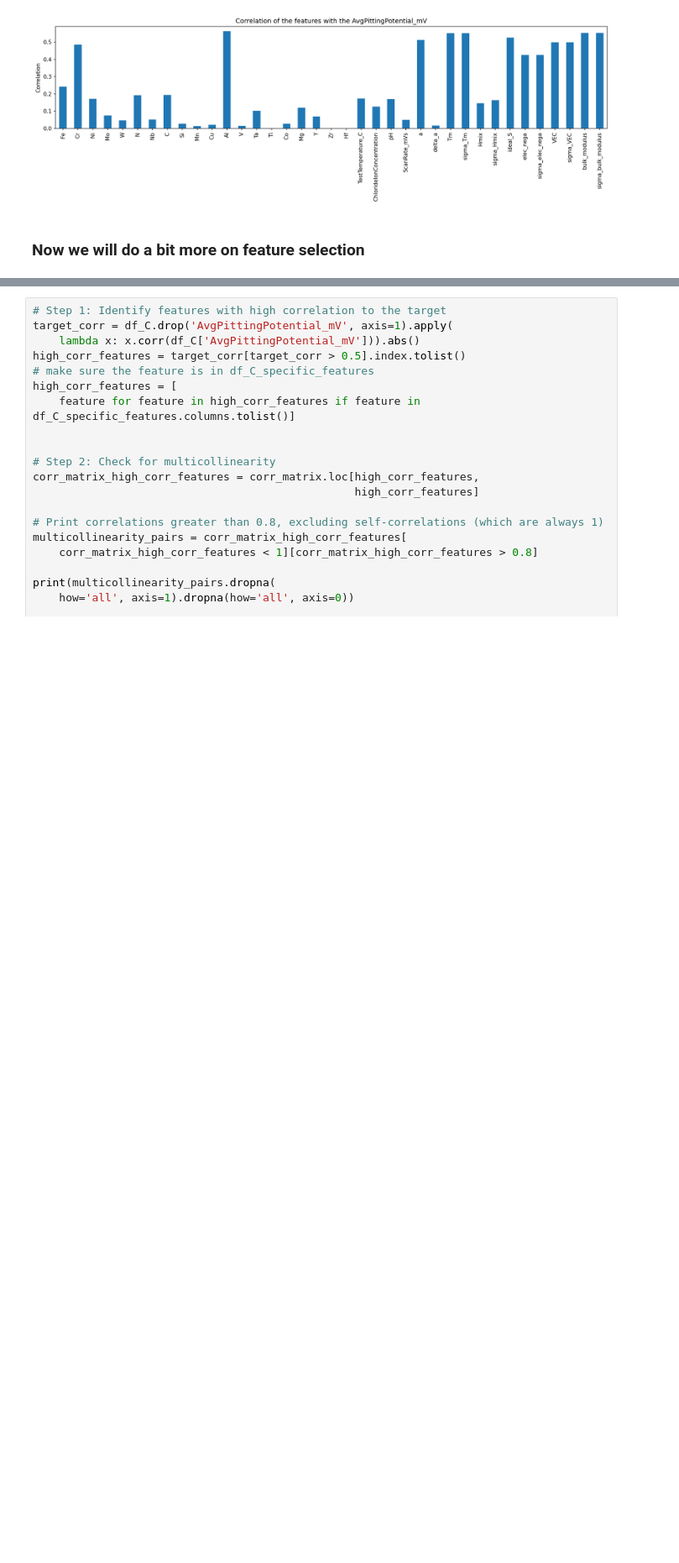
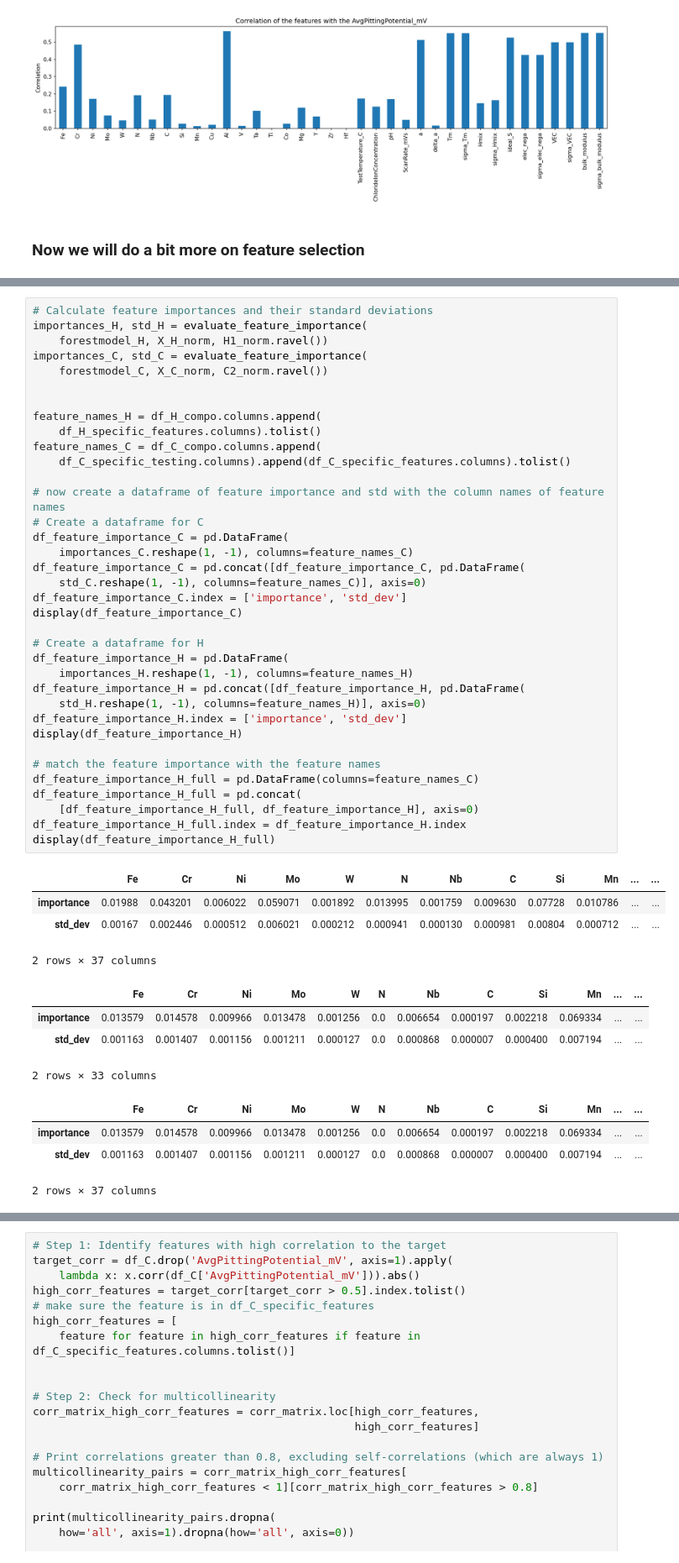
Before and after one commit to YXWU2014/CCA_representation_ML, a Jupyter notebook: Dataset_EDA_Pairplot_Feature_PCA_Mahalanobis/EDA_feature_calculation_selection.ipynb, the cells around one changed output, grey strips where cells are left out. Shown at 84% size. Cells and saved outputs as stored; diff of their text form; blank space fills up the shorter version.

```diff
--- a/Dataset_Cleaned/EDA_feature_calculation_selection.ipynb
+++ b/Dataset_EDA_Pairplot_Feature_PCA_Mahalanobis/EDA_feature_calculation_selection.ipynb
@@ -371,0 +277,49 @@ R2 score for C: 0.953064221943867
+# %%
+# Calculate feature importances and their standard deviations
+importances_H, std_H = evaluate_feature_importance(
+    forestmodel_H, X_H_norm, H1_norm.ravel())
+importances_C, std_C = evaluate_feature_importance(
+    forestmodel_C, X_C_norm, C2_norm.ravel())
+
+
+feature_names_H = df_H_compo.columns.append(
+    df_H_specific_features.columns).tolist()
+feature_names_C = df_C_compo.columns.append(
+    df_C_specific_testing.columns).append(df_C_specific_features.columns).tolist()
+
+# now create a dataframe of feature importance and std with the column names of feature names
+# Create a dataframe for C
+df_feature_importance_C = pd.DataFrame(
+    importances_C.reshape(1, -1), columns=feature_names_C)
+df_feature_importance_C = pd.concat([df_feature_importance_C, pd.DataFrame(
+    std_C.reshape(1, -1), columns=feature_names_C)], axis=0)
+df_feature_importance_C.index = ['importance', 'std_dev']
+display(df_feature_importance_C)
+
+# Create a dataframe for H
+df_feature_importance_H = pd.DataFrame(
+    importances_H.reshape(1, -1), columns=feature_names_H)
+df_feature_importance_H = pd.concat([df_feature_importance_H, pd.DataFrame(
+    std_H.reshape(1, -1), columns=feature_names_H)], axis=0)
+df_feature_importance_H.index = ['importance', 'std_dev']
+display(df_feature_importance_H)
+
+# match the feature importance with the feature names
+df_feature_importance_H_full = pd.DataFrame(columns=feature_names_C)
+df_feature_importance_H_full = pd.concat(
+    [df_feature_importance_H_full, df_feature_importance_H], axis=0)
+df_feature_importance_H_full.index = df_feature_importance_H.index
+display(df_feature_importance_H_full)
+# %% [output]
+|  | Fe | Cr | Ni | Mo | W | N | Nb | C | Si | Mn | ... | ... |
+| importance | 0.01988 | 0.043201 | 0.006022 | 0.059071 | 0.001892 | 0.013995 | 0.001759 | 0.009630 | 0.07728 | 0.010786 | ... | ... |
+| std_dev | 0.00167 | 0.002446 | 0.000512 | 0.006021 | 0.000212 | 0.000941 | 0.000130 | 0.000981 | 0.00804 | 0.000712 | ... | ... |
+2 rows × 37 columns
+|  | Fe | Cr | Ni | Mo | W | N | Nb | C | Si | Mn | ... | ... |
+| importance | 0.013579 | 0.014578 | 0.009966 | 0.013478 | 0.001256 | 0.0 | 0.006654 | 0.000197 | 0.002218 | 0.069334 | ... | ... |
+| std_dev | 0.001163 | 0.001407 | 0.001156 | 0.001211 | 0.000127 | 0.0 | 0.000868 | 0.000007 | 0.000400 | 0.007194 | ... | ... |
+2 rows × 33 columns
+|  | Fe | Cr | Ni | Mo | W | N | Nb | C | Si | Mn | ... | ... |
+| importance | 0.013579 | 0.014578 | 0.009966 | 0.013478 | 0.001256 | 0.0 | 0.006654 | 0.000197 | 0.002218 | 0.069334 | ... | ... |
+| std_dev | 0.001163 | 0.001407 | 0.001156 | 0.001211 | 0.000127 | 0.0 | 0.000868 | 0.000007 | 0.000400 | 0.007194 | ... | ... |
+2 rows × 37 columns
```
Also changed, not shown: parts of 8 cells of this notebook, 16 other files.
